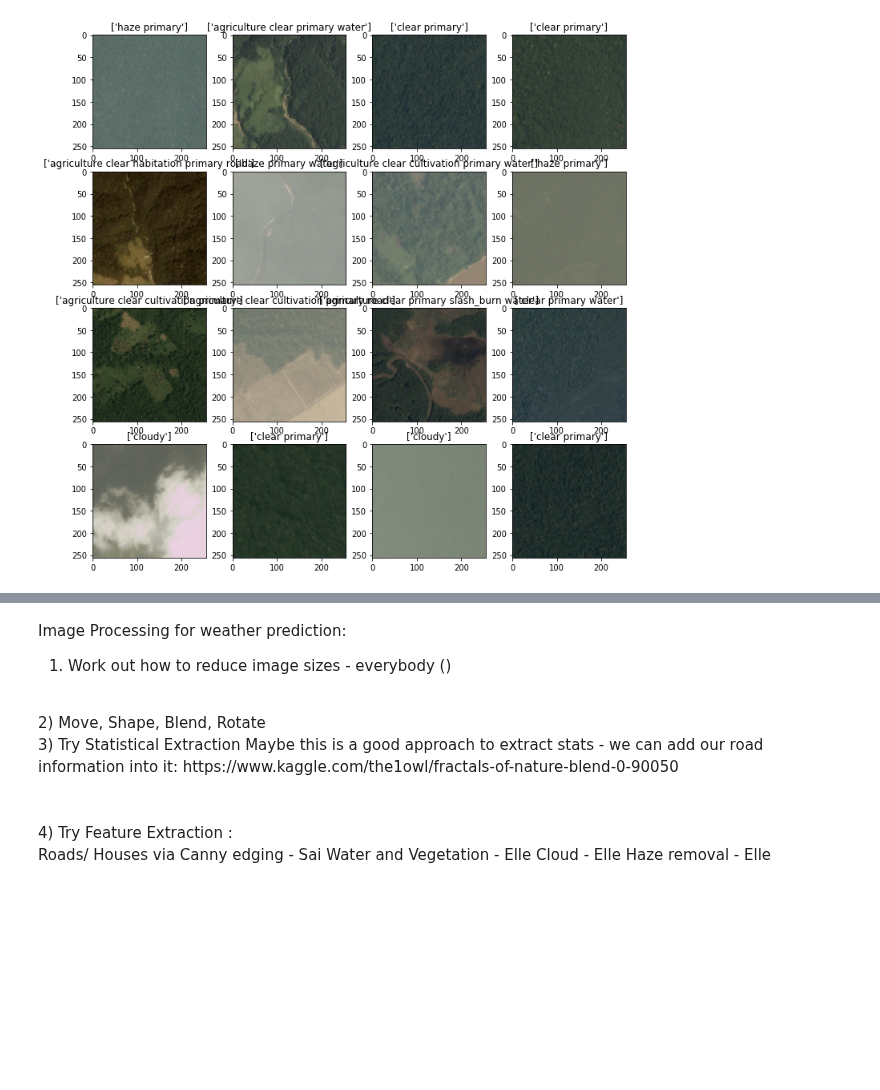
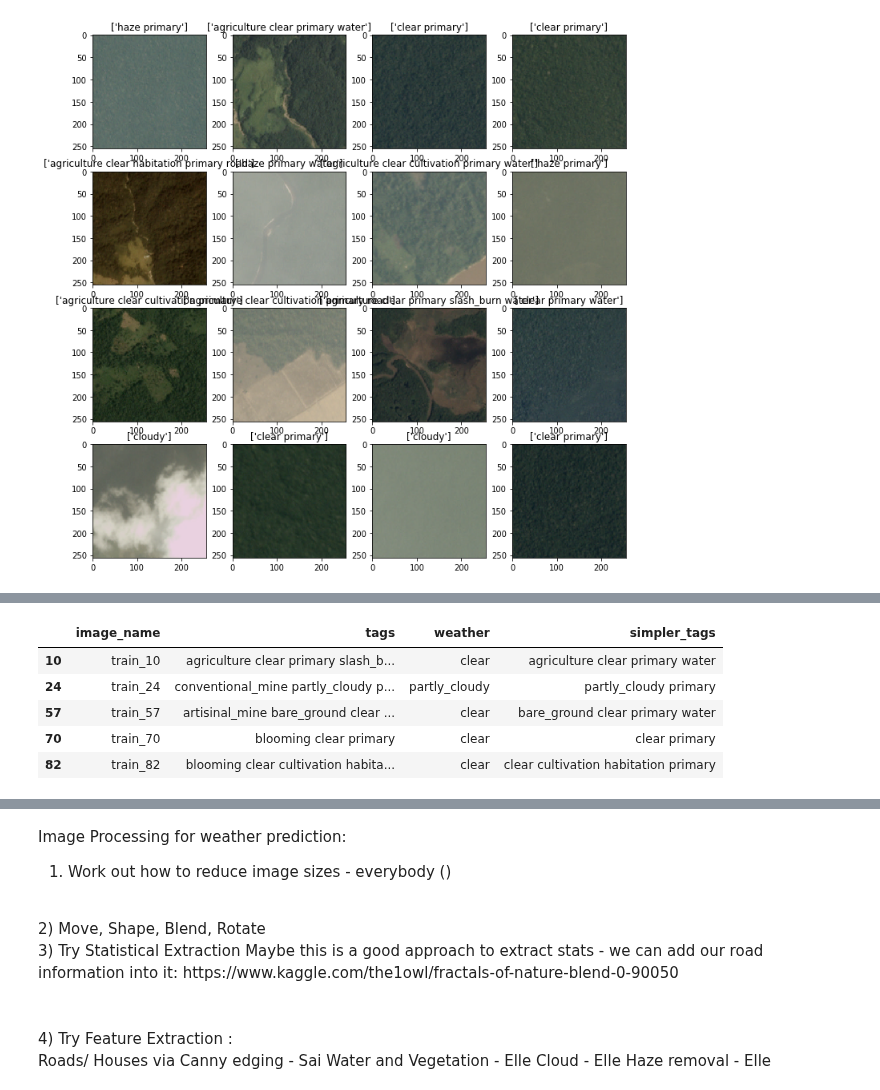
Before and after one commit to sairavuru/amazon_w207, a Jupyter notebook: structured_notebook_nick.ipynb, the cells around one changed output, grey strips where cells are left out. Drawn from its saved outputs; the diff is of its cells as text; code cells hidden in the pictures; blank space fills up the shorter version.

```diff
--- a/structured_notebook_nick.ipynb
+++ b/structured_notebook_nick.ipynb
@@ -122,2 +113,28 @@ There is 17 unique labels including {'selective_logging', 'haze', 'blow_down', '
 <matplotlib.axes._subplots.AxesSubplot at 0x...>
 [figure]
+# %%
+from collections import defaultdict
+import plotly.plotly as py
+import plotly.graph_objs as go
+#Display correlation between labels
+labels = df['tags'].apply(lambda x: x.split(' '))
+counts = defaultdict(int)
+for l in labels:
+    for l2 in l:
+        counts[l2] += 1
+
+com = np.zeros([len(counts)]*2)
+for i, l in enumerate(list(counts.keys())):
+    for i2, l2 in enumerate(list(counts.keys())):
+        c = 0
+        cy = 0
+        for row in labels.values:
+            if l in row:
+                c += 1
+                if l2 in row: cy += 1
+        com[i, i2] = cy / c
+
+data=[go.Heatmap(z=com, x=list(counts.keys()), y=list(counts.keys()))]
+layout=go.Layout(height=800, width=800, title='Co-occurence matrix of training labels')
+fig=dict(data=data, layout=layout)
+py.iplot(data, filename='train-com')
@@ -157,0 +178,9 @@ train_labels=np.array(df_tags[:15000])
+# %%
+df.loc[df['tags']!=df['simpler_tags'],].head()
+# %% [output]
+|  | image_name | tags | weather | simpler_tags |
+| 10 | train_10 | agriculture clear primary slash_b... | clear | agriculture clear primary water |
+| 24 | train_24 | conventional_mine partly_cloudy p... | partly_cloudy | partly_cloudy primary |
+| 57 | train_57 | artisinal_mine bare_ground clear ... | clear | bare_ground clear primary water |
+| 70 | train_70 | blooming clear primary | clear | clear primary |
+| 82 | train_82 | blooming clear cultivation habita... | clear | clear cultivation habitation primary |
```
Also changed, not shown: parts of 25 cells of this notebook.
